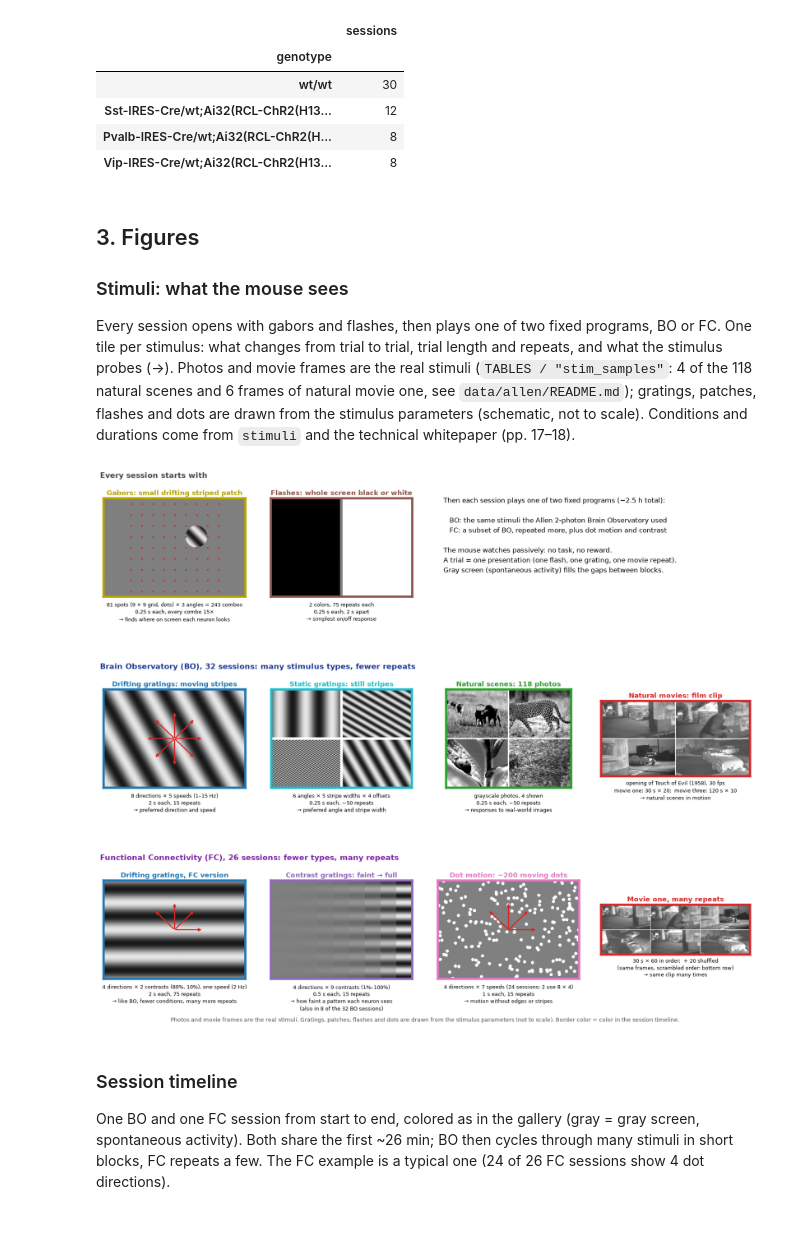
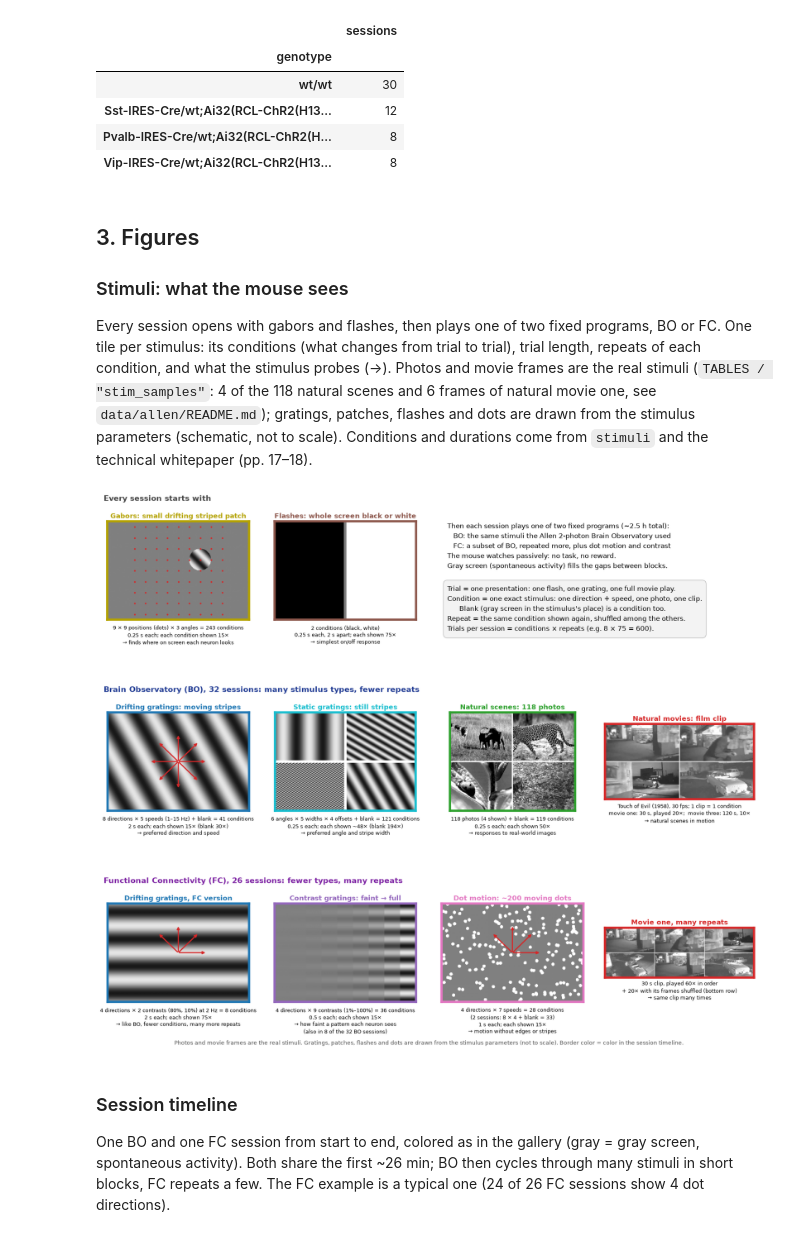
Before and after one commit to iroblesrazzaq/ladys, a Jupyter notebook: tutorials/allen_inventory.ipynb, the cells around one changed output. Cells and saved outputs as stored; diff of their text form; code cells hidden in the pictures.

```diff
--- a/tutorials/allen_inventory.ipynb
+++ b/tutorials/allen_inventory.ipynb
@@ -191,7 +191,8 @@ display(sessions.genotype.value_counts().rename("sessions").to_frame())
 ### Stimuli: what the mouse sees
 
 Every session opens with gabors and flashes, then plays one of two fixed programs, BO or FC. One tile per
-stimulus: what changes from trial to trial, trial length and repeats, and what the stimulus probes (→). Photos
+stimulus: its conditions (what changes from trial to trial), trial length, repeats of each condition, and
+what the stimulus probes (→). Photos
 and movie frames are the real stimuli (`TABLES / "stim_samples"`: 4 of the 118 natural scenes and 6 frames of
 natural movie one, see `data/allen/README.md`); gratings, patches, flashes and dots are drawn from the stimulus
 parameters (schematic, not to scale). Conditions and durations come from `stimuli` and the technical whitepaper
@@ -271,71 +272,79 @@ fig = plt.figure(figsize=(17, 14.8))
 gs = fig.add_gridspec(3, 4, hspace=0.95, wspace=0.12, left=0.02, right=0.98, top=0.9, bottom=0.085)
 tiles = [
     (0, 0, gabor, "gabors", "Gabors: small drifting striped patch",
-     ["81 spots (9 × 9 grid, dots) × 3 angles = 243 combos", "0.25 s each, every combo 15×",
+     ["9 × 9 positions (dots) × 3 angles = 243 conditions", "0.25 s each; each condition shown 15×",
       "→ finds where on screen each neuron looks"], None),
     (0, 1, flash, "flashes", "Flashes: whole screen black or white",
-     ["2 colors, 75 repeats each", "0.25 s each, 2 s apart", "→ simplest on/off response"], None),
+     ["2 conditions (black, white)", "0.25 s each, 2 s apart; each shown 75×", "→ simplest on/off response"], None),
     (1, 0, grating(30), "drifting_gratings", "Drifting gratings: moving stripes",
-     ["8 directions × 5 speeds (1–15 Hz)", "2 s each, 15 repeats", "→ preferred direction and speed"],
-     range(0, 360, 45)),
+     ["8 directions × 5 speeds (1–15 Hz) + blank = 41 conditions", "2 s each; each shown 15× (blank 30×)",
+      "→ preferred direction and speed"], range(0, 360, 45)),
     (1, 1, static, "static_gratings", "Static gratings: still stripes",
-     ["6 angles × 5 stripe widths × 4 offsets", "0.25 s each, ~50 repeats", "→ preferred angle and stripe width"],
-     None),
+     ["6 angles × 5 widths × 4 offsets + blank = 121 conditions", "0.25 s each; each shown ~48× (blank 194×)",
+      "→ preferred angle and stripe width"], None),
     (1, 2, mosaic(scenes, 2), "natural_scenes", "Natural scenes: 118 photos",
-     ["grayscale photos, 4 shown", "0.25 s each, ~50 repeats", "→ responses to real-world images"], None),
+     ["118 photos (4 shown) + blank = 119 conditions", "0.25 s each; each shown 50×",
+      "→ responses to real-world images"], None),
     (1, 3, mosaic(list(frames[:4]), 2), "natural_movie_one", "Natural movies: film clip",
-     ["opening of Touch of Evil (1958), 30 fps", "movie one: 30 s × 20;  movie three: 120 s × 10",
+     ["Touch of Evil (1958), 30 fps; 1 clip = 1 condition", "movie one: 30 s, played 20×;  movie three: 120 s, 10×",
       "→ natural scenes in motion"], None),
     (2, 0, grating(90), "drifting_gratings_75_repeats", "Drifting gratings, FC version",
-     ["4 directions × 2 contrasts (80%, 10%), one speed (2 Hz)", "2 s each, 75 repeats",
+     ["4 directions × 2 contrasts (80%, 10%) at 2 Hz = 8 conditions", "2 s each; each shown 75×",
       "→ like BO, fewer conditions, many more repeats"], [0, 45, 90, 135]),
     (2, 1, contrast_steps, "drifting_gratings_contrast", "Contrast gratings: faint → full",
-     ["4 directions × 9 contrasts (1%–100%)", "0.5 s each, 15 repeats", "→ how faint a pattern each neuron sees",
-      "(also in 8 of the 32 BO sessions)"], None),
+     ["4 directions × 9 contrasts (1%–100%) = 36 conditions", "0.5 s each; each shown 15×",
+      "→ how faint a pattern each neuron sees", "(also in 8 of the 32 BO sessions)"], None),
     (2, 2, dots, "dot_motion", "Dot motion: ~200 moving dots",
-     ["4 directions × 7 speeds (24 sessions; 2 use 8 × 4)", "1 s each, 15 repeats",
+     ["4 directions × 7 speeds = 28 conditions", "(2 sessions: 8 × 4 + blank = 33)", "1 s each; each shown 15×",
       "→ motion without edges or stripes"], [0, 45, 90, 135]),
     (2, 3, mosaic([frames[i] for i in (0, 1, 2, 4, 0, 3)], 3), "natural_movie_one_more_repeats",
      "Movie one, many repeats",
-     ["30 s × 60 in order;  + 20 shuffled", "(same frames, scrambled order: bottom row)", "→ same clip many times"],
+     ["30 s clip, played 60× in order", "+ 20× with its frames shuffled (bottom row)", "→ same clip many times"],
      None),
 ]
 for r, c, img, key, title, lines, angles in tiles:
     ax = fig.add_subplot(gs[r, c])
     stim_tile(ax, img, key, title, lines)
     if angles is not None:
         direction_arrows(ax, angles)
     if key == "gabors":
         gx, gy = np.meshgrid(np.arange(-40, 41, 10), np.arange(-40, 41, 10))
         ax.scatter((gx.ravel() + 65) * 2.5, (45 - gy.ravel()) * 2.5, s=4, c="C3")
         ax.set(xlim=(0, W - 1), ylim=(H - 1, 0))
 
 ax = fig.add_subplot(gs[0, 2:])
 ax.axis("off")
-ax.text(0.03, 0.62,
-        "Then each session plays one of two fixed programs (~2.5 h total):\n\n"
+ax.text(0.03, 1.0,
+        "Then each session plays one of two fixed programs (~2.5 h total):\n"
         "   BO: the same stimuli the Allen 2-photon Brain Observatory used\n"
-        "   FC: a subset of BO, repeated more, plus dot motion and contrast\n\n"
+        "   FC: a subset of BO, repeated more, plus dot motion and contrast\n"
         "The mouse watches passively: no task, no reward.\n"
-        "A trial = one presentation (one flash, one grating, one movie repeat).\n"
         "Gray screen (spontaneous activity) fills the gaps between blocks.",
-        fontsize=12, va="center", linespacing=1.5)
+        fontsize=12, va="top", linespacing=1.5)
+ax.text(0.03, 0.36,
+        "Trial = one presentation: one flash, one grating, one full movie play.\n"
+        "Condition = one exact stimulus: one direction + speed, one photo, one clip.\n"
+        "      Blank (gray screen in the stimulus's place) is a condition too.\n"
+        "Repeat = the same condition shown again, shuffled among the others.\n"
+        "Trials per session = conditions × repeats (e.g. 8 × 75 = 600).",
+        fontsize=12, va="top", linespacing=1.5,
+        bbox=dict(boxstyle="round,pad=0.6", fc="#f3f3f3", ec="#bbbbbb"))
 
 rows = [("Every session starts with", "#444444"),
         (f"Brain Observatory (BO), {(sessions.session_type == BO).sum()} sessions: many stimulus types, fewer repeats",
          "#1f3a93"),
         (f"Functional Connectivity (FC), {(sessions.session_type == FC).sum()} sessions: fewer types, many repeats",
          "#7b1fa2")]
 for r, (label, color) in enumerate(rows):
     top = max(a.get_position().y1 for a in fig.axes if a.get_subplotspec().rowspan.start == r and a.images)
     fig.text(0.02, top + 0.035, label, fontsize=14, fontweight="bold", color=color)
 fig.text(0.5, 0.012, "Photos and movie frames are the real stimuli. Gratings, patches, flashes and dots are drawn "
          "from the stimulus parameters (not to scale). Border color = color in the session timeline.",
          ha="center", fontsize=10, color="#555555")
 fig.savefig(FIGURE_DIR / "allen_stimuli.png", dpi=150)
 plt.show()
 # %% [output]
-[figure, old version]
+[figure, new version]
 # %% [markdown]
 ### Session timeline
 
```
Also changed, not shown: parts of 3 cells of this notebook, 3 other files.
